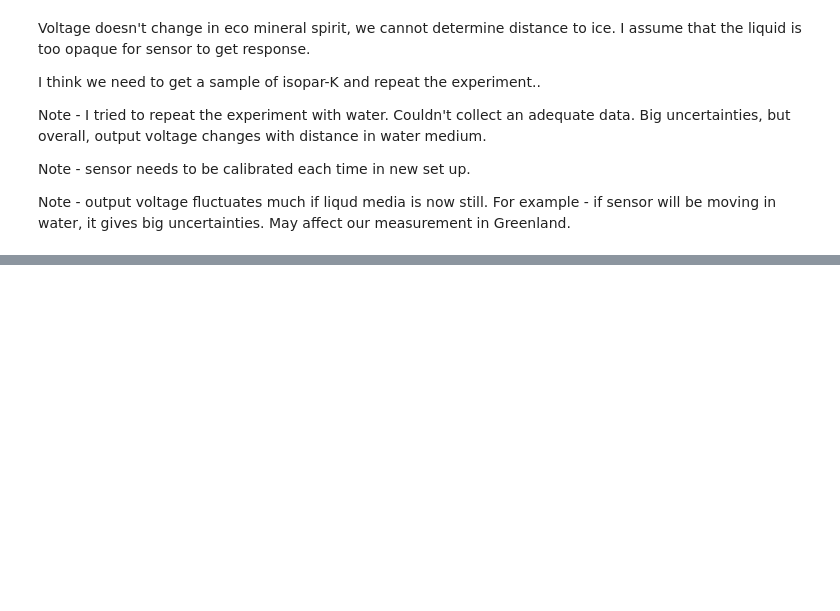
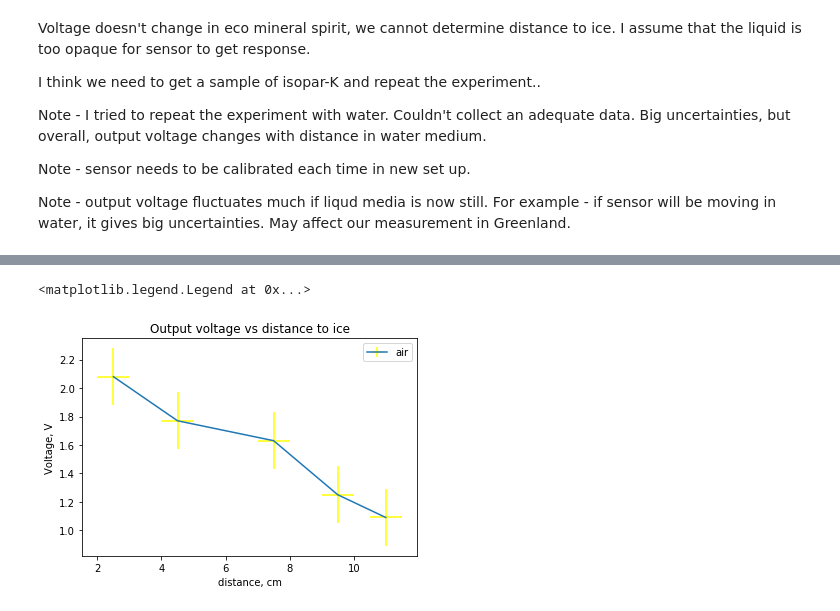
Before and after one commit to alisanozdrina/lightSensor, a Jupyter notebook: lightSensor.ipynb, the cells around one changed output, grey strips where cells are left out. Saved outputs shown, nothing was run; the diff lists cells and outputs as text; code cells hidden in the pictures; blank space fills up the shorter version.

```diff
--- a/lightSensor.ipynb
+++ b/lightSensor.ipynb
@@ -126,0 +153,11 @@ Note - output voltage fluctuates much if liqud media is now still. For example -
+# %%
+distance = np.array([11,9.5,7.5,4.5,2.5])
+Voltage = np.array([1.09,1.25,1.63,1.77, 2.08])
+plt.errorbar(distance, Voltage,0.2,0.5,ecolor='yellow',label = 'air') #x, y, yerr=None, xerr=None
+plt.title('Output voltage vs distance to ice')
+plt.xlabel('distance, cm')
+plt.ylabel('Voltage, V')
+plt.legend()
+# %% [output]
+<matplotlib.legend.Legend at 0x...>
+[figure, added]
```
Also changed, not shown: parts of 6 cells of this notebook.
